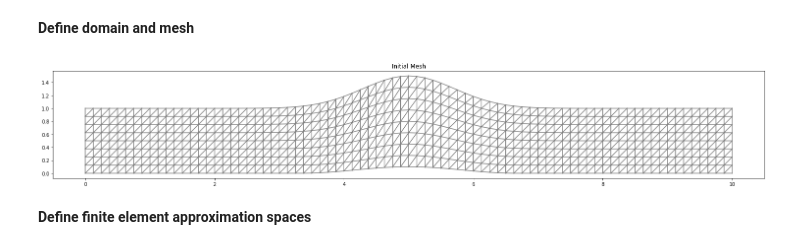
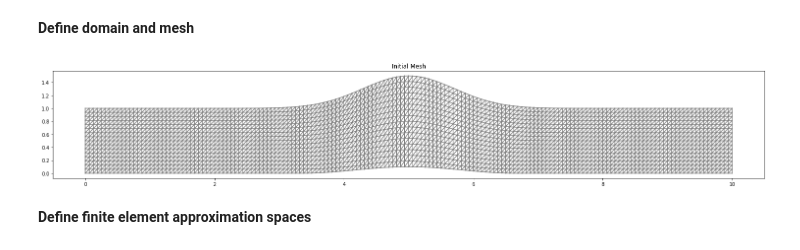
Before and after one commit to notanumber-sys/dd2365-project, a Jupyter notebook: project.ipynb, the cells around one changed output. Cells and saved outputs as stored; diff of their text form; code cells hidden in the pictures.

```diff
--- a/project.ipynb
+++ b/project.ipynb
@@ -112,35 +112,35 @@ class Upper(SubDomain):
 left = Left()
 right = Right()
 lower = Lower()
 upper = Upper()
 
 # Generate mesh
-resolution = 8
+resolution = 16
 delta_x = 1/resolution
 mesh = RectangleMesh(Point(0.0, 0.0), Point(L, H), L*resolution, H*resolution)
 
 ALE.move(mesh, shape_displacement)
 # displace for initial wave shape
 ALE.move(mesh, wave_shape_displacement)
 
 # Define mesh functions (for boundary conditions)
 boundaries = MeshFunction("size_t", mesh, mesh.topology().dim()-1)
 boundaries.set_all(0)
 left.mark(boundaries, 1)
 right.mark(boundaries, 2)
 lower.mark(boundaries, 3)
 upper.mark(boundaries, 4)
 
 #meshfile = File("mesh/subdomains.pvd")
 #meshfile << boundaries
 #!tar -czvf meshfile.tar.gz mesh/subdomains.pvd
 #files.download('meshfile.tar.gz')
 
 plt.figure(figsize=(40, 4))
 plot(mesh, title="Initial Mesh")
 plt.show()
 # %% [output]
-[figure, old version]
+[figure, new version]
 # %% [markdown]
 **Define finite element approximation spaces**
 # %%
```
Also changed, not shown: parts of 2 cells of this notebook.
